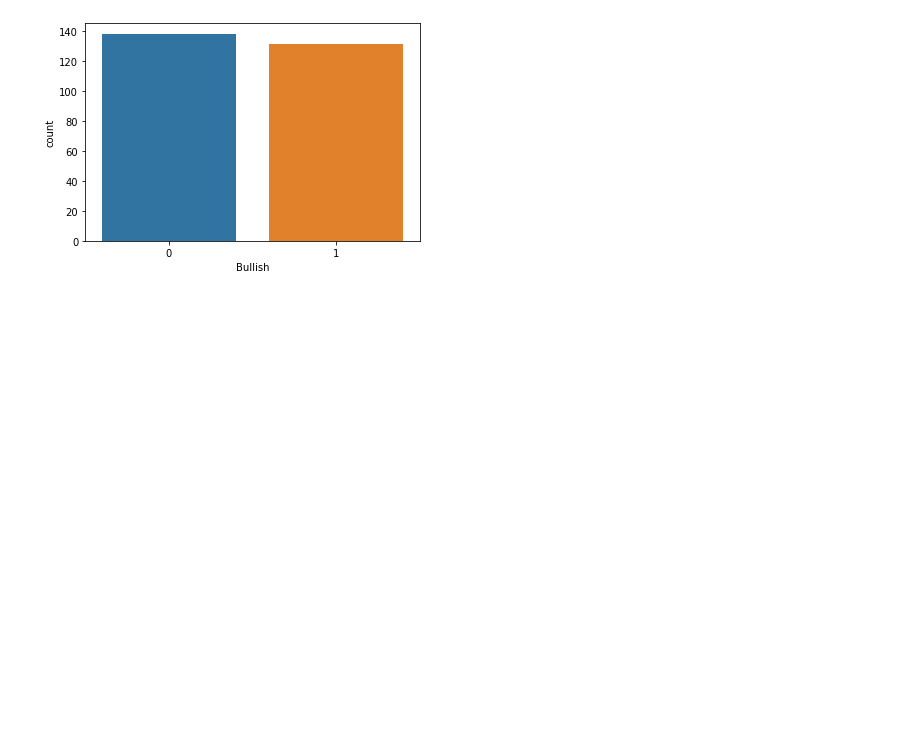
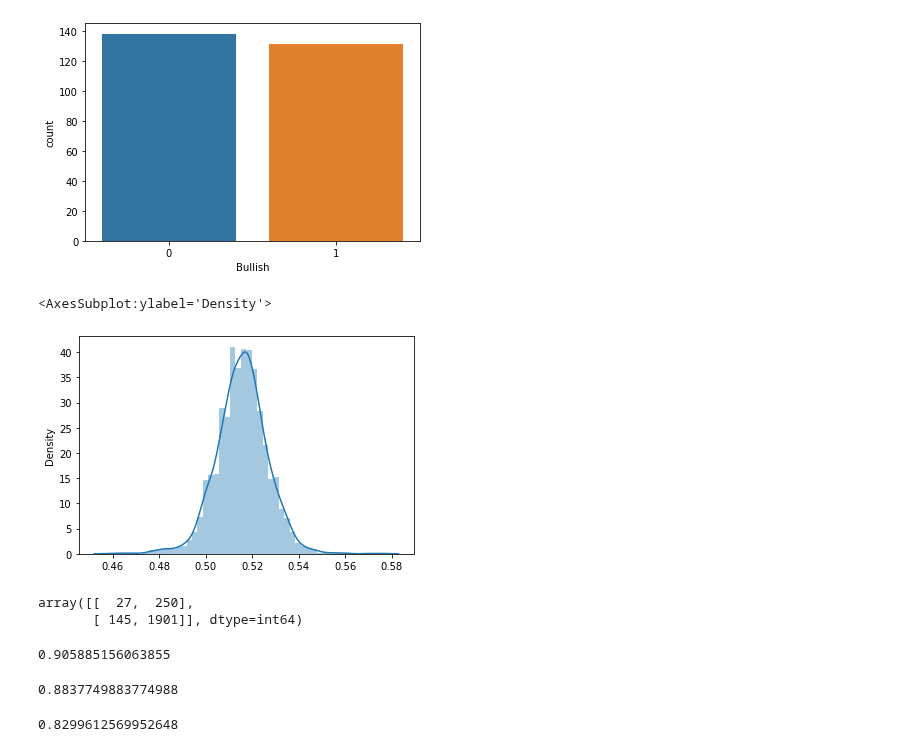
Before and after one commit to AnupamMisra/Data-science-projects, a Jupyter notebook: Stock_from_sentiment/Code/firstnb.ipynb, the cells around one changed output. Saved outputs shown, nothing was run; the diff lists cells and outputs as text; code cells hidden in the pictures; blank space fills up the shorter version.

```diff
--- a/Stock_from_sentiment/Code/firstnb.ipynb
+++ b/Stock_from_sentiment/Code/firstnb.ipynb
@@ -216,3 +215,15 @@ sns.countplot(msft_y_test)
 # %% [output]
 <AxesSubplot:xlabel='Bullish', ylabel='count'>
 [figure]
+# %%
+sentiments=pd.Series([])
+for i in range(len(apple_x)):
+    t=TextBlob(apple.News.iloc[i])
+    sentiments[i]=t.sentiment[0]*(1-t.sentiment[1])
+# %%
+sentiments=1/(1+np.exp(-sentiments))
+# %%
+sns.distplot(sentiments)
+# %% [output]
+<AxesSubplot:ylabel='Density'>
+[figure, added]
@@ -218,0 +232,17 @@ sns.countplot(msft_y_test)
+# %%
+confusion_matrix(apple.Bullish,predictionp)
+# %% [output]
+array([[  27,  250],
+       [ 145, 1901]], dtype=int64)
+# %%
+f1_score(apple.Bullish,predictionp)
+# %% [output]
+0.905885156063855
+# %%
+precision_score(apple.Bullish,predictionp)
+# %% [output]
+0.8837749883774988
+# %%
+accuracy_score(apple.Bullish,predictionp)
+# %% [output]
+0.8299612569952648
```
Also changed, not shown: parts of 7 cells of this notebook.
